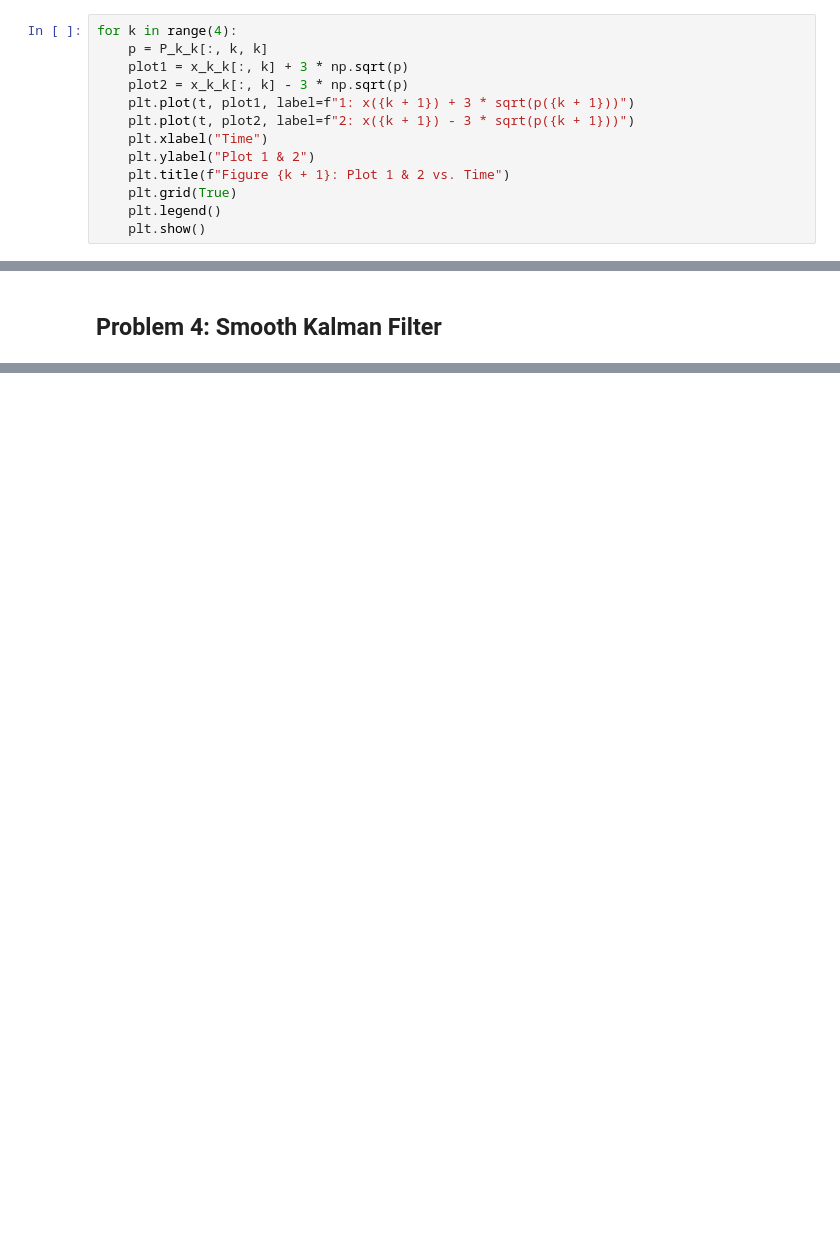
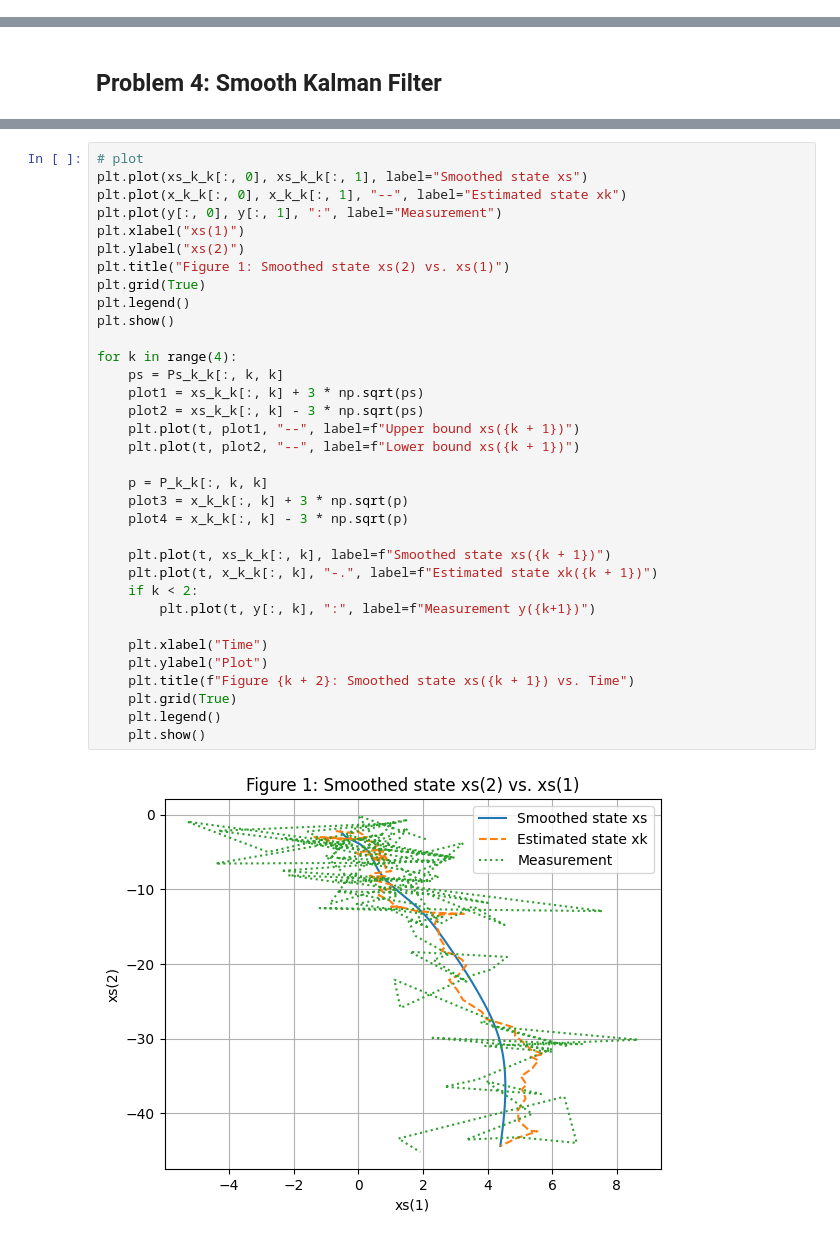
Before and after one commit to ardianugraha/ip-paris-signal-processing, a Jupyter notebook: Lab2/lab2.ipynb, the cells around one changed output, grey strips where cells are left out. Cells and saved outputs as stored; diff of their text form; blank space fills up the shorter version.

```diff
--- a/Lab2/lab2.ipynb
+++ b/Lab2/lab2.ipynb
@@ -308,13 +266,0 @@ for k in range(4):
-# %%
-for k in range(4):
-    p = P_k_k[:, k, k]
-    plot1 = x_k_k[:, k] + 3 * np.sqrt(p)
-    plot2 = x_k_k[:, k] - 3 * np.sqrt(p)
-    plt.plot(t, plot1, label=f"1: x({k + 1}) + 3 * sqrt(p({k + 1}))")
-    plt.plot(t, plot2, label=f"2: x({k + 1}) - 3 * sqrt(p({k + 1}))")
-    plt.xlabel("Time")
-    plt.ylabel("Plot 1 & 2")
-    plt.title(f"Figure {k + 1}: Plot 1 & 2 vs. Time")
-    plt.grid(True)
-    plt.legend()
-    plt.show()
@@ -364,0 +300,36 @@ for k in range(N - 1, -1, -1):
+# %%
+# plot
+plt.plot(xs_k_k[:, 0], xs_k_k[:, 1], label="Smoothed state xs")
+plt.plot(x_k_k[:, 0], x_k_k[:, 1], "--", label="Estimated state xk")
+plt.plot(y[:, 0], y[:, 1], ":", label="Measurement")
+plt.xlabel("xs(1)")
+plt.ylabel("xs(2)")
+plt.title("Figure 1: Smoothed state xs(2) vs. xs(1)")
+plt.grid(True)
+plt.legend()
+plt.show()
+
+for k in range(4):
+    ps = Ps_k_k[:, k, k]
+    plot1 = xs_k_k[:, k] + 3 * np.sqrt(ps)
+    plot2 = xs_k_k[:, k] - 3 * np.sqrt(ps)
+    plt.plot(t, plot1, "--", label=f"Upper bound xs({k + 1})")
+    plt.plot(t, plot2, "--", label=f"Lower bound xs({k + 1})")
+
+    p = P_k_k[:, k, k]
+    plot3 = x_k_k[:, k] + 3 * np.sqrt(p)
+    plot4 = x_k_k[:, k] - 3 * np.sqrt(p)
+
+    plt.plot(t, xs_k_k[:, k], label=f"Smoothed state xs({k + 1})")
+    plt.plot(t, x_k_k[:, k], "-.", label=f"Estimated state xk({k + 1})")
+    if k < 2:
+        plt.plot(t, y[:, k], ":", label=f"Measurement y({k+1})")
+
+    plt.xlabel("Time")
+    plt.ylabel("Plot")
+    plt.title(f"Figure {k + 2}: Smoothed state xs({k + 1}) vs. Time")
+    plt.grid(True)
+    plt.legend()
+    plt.show()
+# %% [output]
+[figure, added]
```
Also changed, not shown: parts of 17 cells of this notebook.
